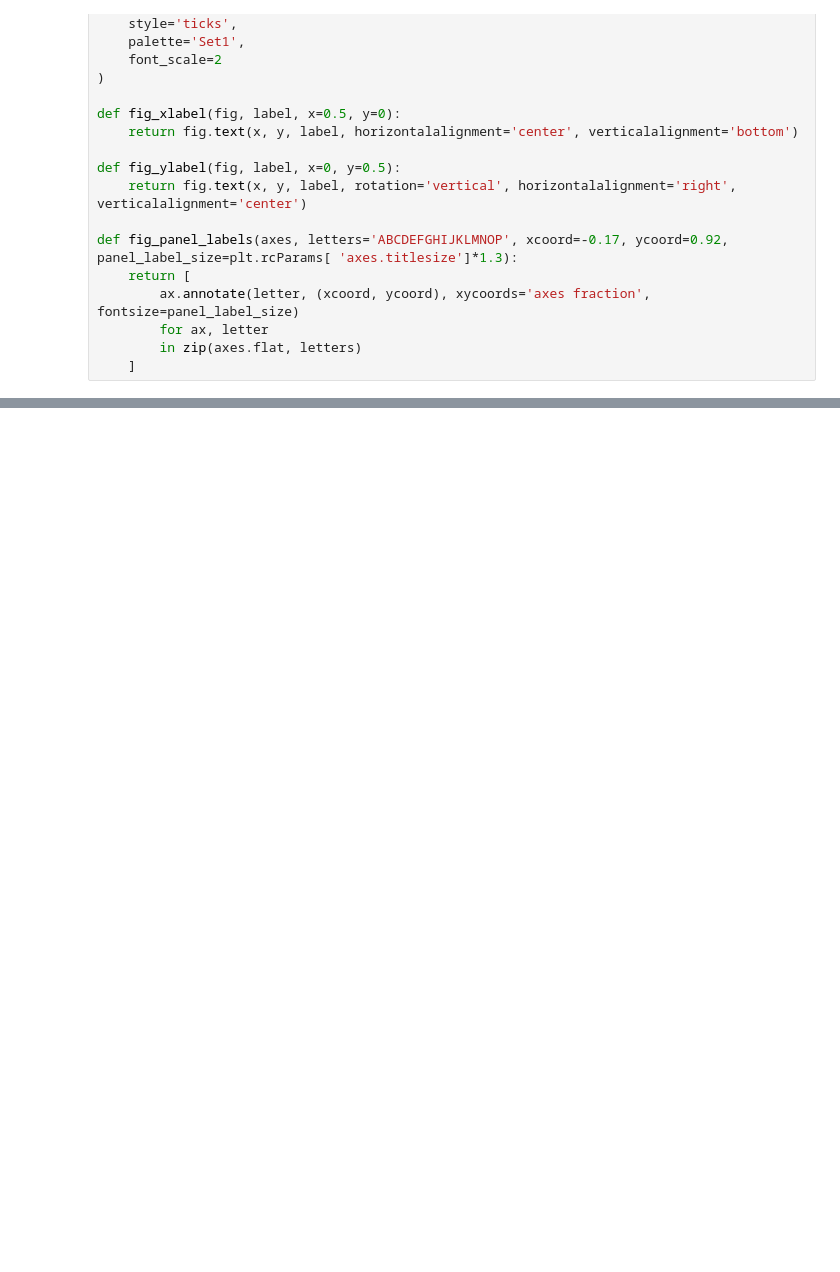
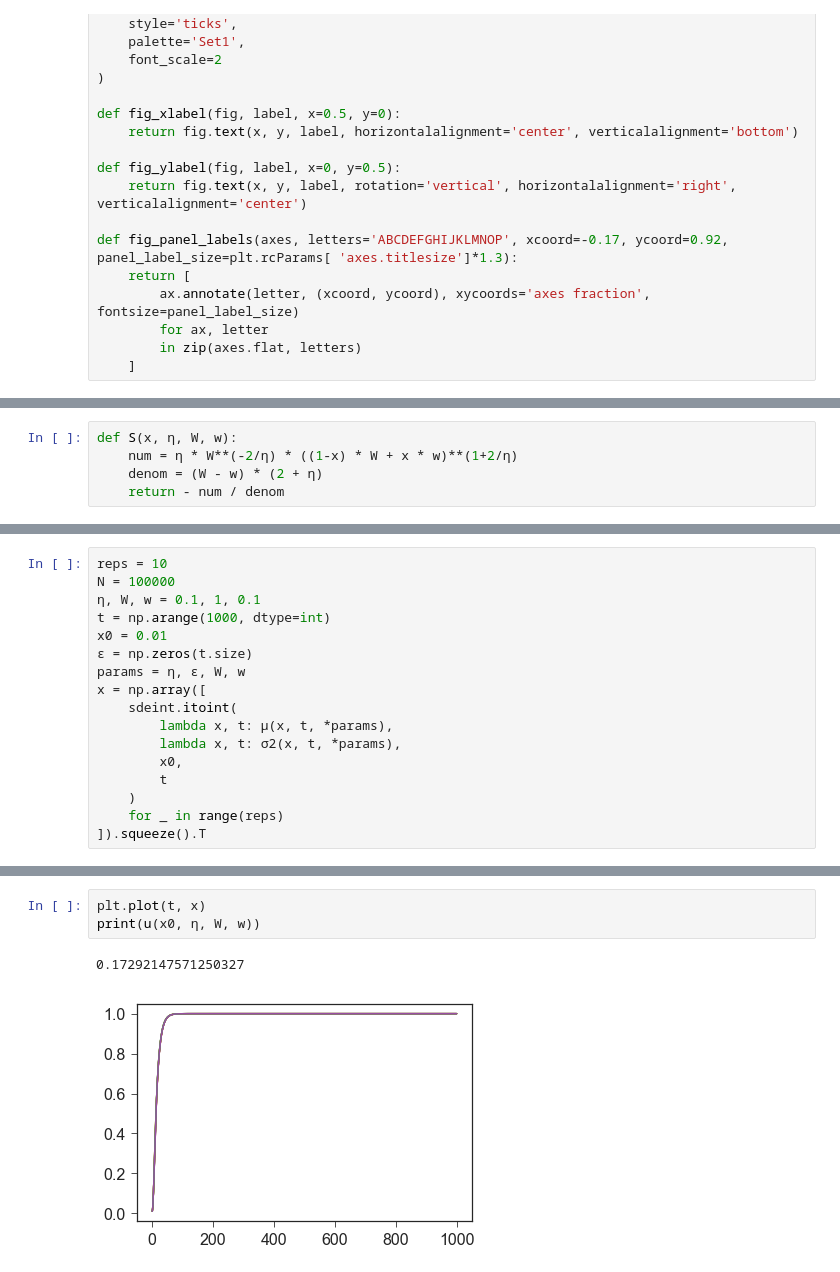
Before and after one commit to yoavram/Milpitas, a Jupyter notebook: notebooks/stochastic_differential_equation.ipynb, the cells around one changed output, grey strips where cells are left out. Saved outputs shown, nothing was run; the diff lists cells and outputs as text; blank space fills up the shorter version.

```diff
--- a/notebooks/stochastic_differential_equation.ipynb
+++ b/notebooks/stochastic_differential_equation.ipynb
@@ -110 +127,6 @@ A(0.1, 0.1, 1, 0.1)
+# %%
+def S(x, η, W, w):
+    num = η * W**(-2/η) * ((1-x) * W + x * w)**(1+2/η)
+    denom = (W - w) * (2 + η)
+    return - num / denom
 # %%
@@ -146,0 +178,17 @@ plt.savefig('../figures/diffusion_fix_prob.pdf')
+# %%
+reps = 10
+N = 100000
+η, W, w = 0.1, 1, 0.1
+t = np.arange(1000, dtype=int)
+x0 = 0.01
+ε = np.zeros(t.size)
+params = η, ε, W, w
+x = np.array([
+    sdeint.itoint(
+        lambda x, t: μ(x, t, *params),
+        lambda x, t: σ2(x, t, *params),
+        x0,
+        t
+    )
+    for _ in range(reps)
+]).squeeze().T
@@ -146,0 +199,6 @@ plt.savefig('../figures/diffusion_fix_prob.pdf')
+# %%
+plt.plot(t, x)
+print(u(x0, η, W, w))
+# %% [output]
+0.17292147571250327
+[figure, added]
```
Also changed, not shown: parts of 20 cells of this notebook, 1 other file.
